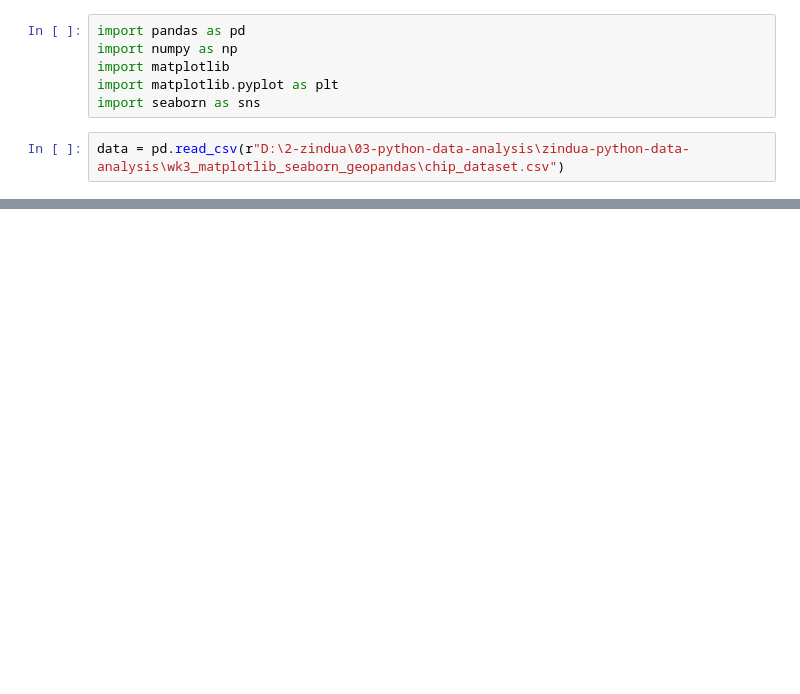
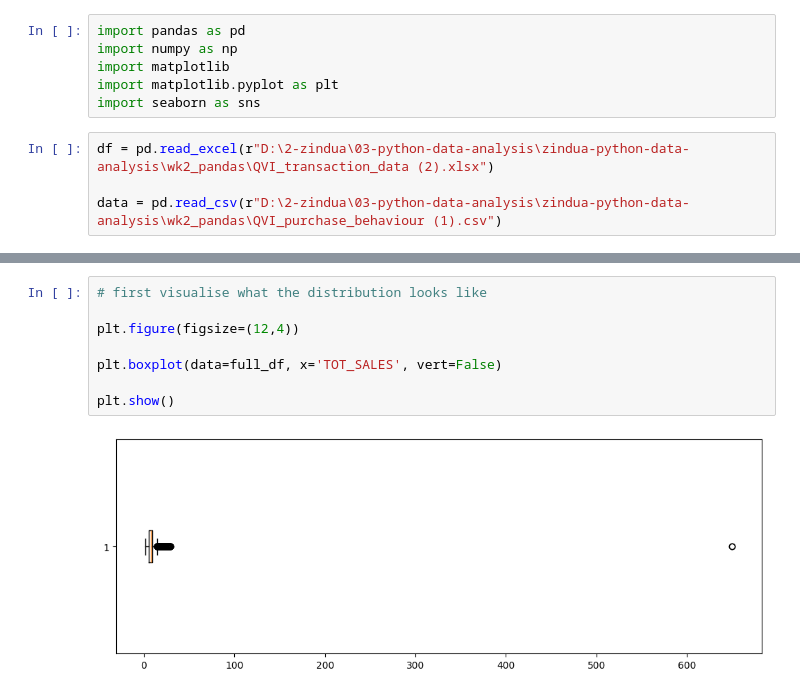
Before and after one commit to AzadiGathui/zindua-python-data-analysis, a Jupyter notebook: wk3_matplotlib_seaborn_geopandas/chip_viz.ipynb, the cells around one changed output, grey strips where cells are left out. Cells and saved outputs as stored; diff of their text form; blank space fills up the shorter version.

```diff
--- a/wk3_matplotlib_seaborn_geopandas/chip_viz.ipynb
+++ b/wk3_matplotlib_seaborn_geopandas/chip_viz.ipynb
@@ -5,4 +7,6 @@ import matplotlib
 import matplotlib.pyplot as plt
 import seaborn as sns
 # %%
-data = pd.read_csv(r"D:\2-zindua\03-python-data-analysis\zindua-python-data-analysis\wk3_matplotlib_seaborn_geopandas\chip_dataset.csv")
+df = pd.read_excel(r"D:\2-zindua\03-python-data-analysis\zindua-python-data-analysis\wk2_pandas\QVI_transaction_data (2).xlsx")
+
+data = pd.read_csv(r"D:\2-zindua\03-python-data-analysis\zindua-python-data-analysis\wk2_pandas\QVI_purchase_behaviour (1).csv")
@@ -46,0 +182,10 @@ data.head()
+# %%
+# first visualise what the distribution looks like
+
+plt.figure(figsize=(12,4))
+
+plt.boxplot(data=full_df, x='TOT_SALES', vert=False)
+
+plt.show()
+# %% [output]
+[figure, added]
```
Also changed, not shown: parts of 35 cells of this notebook, 5 other files.
